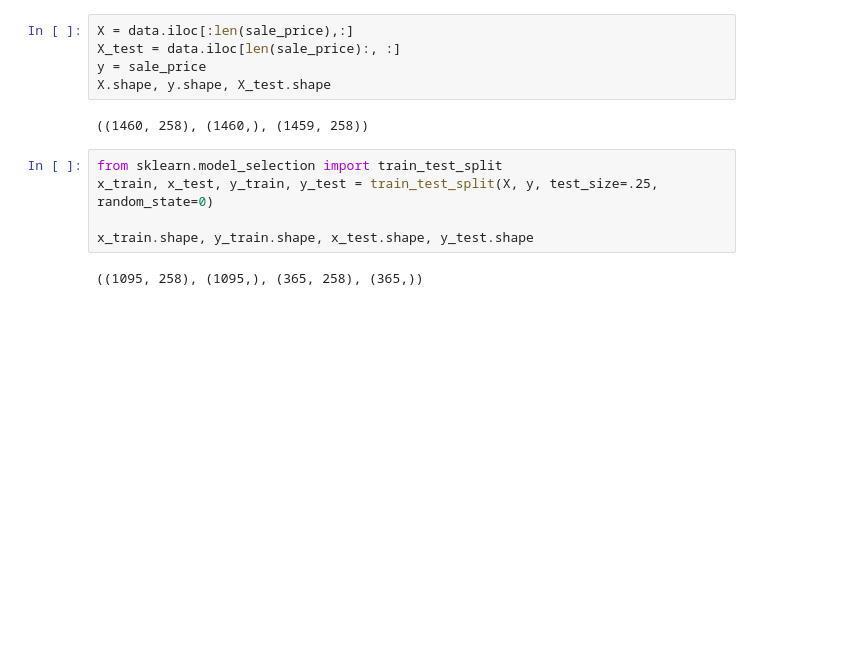
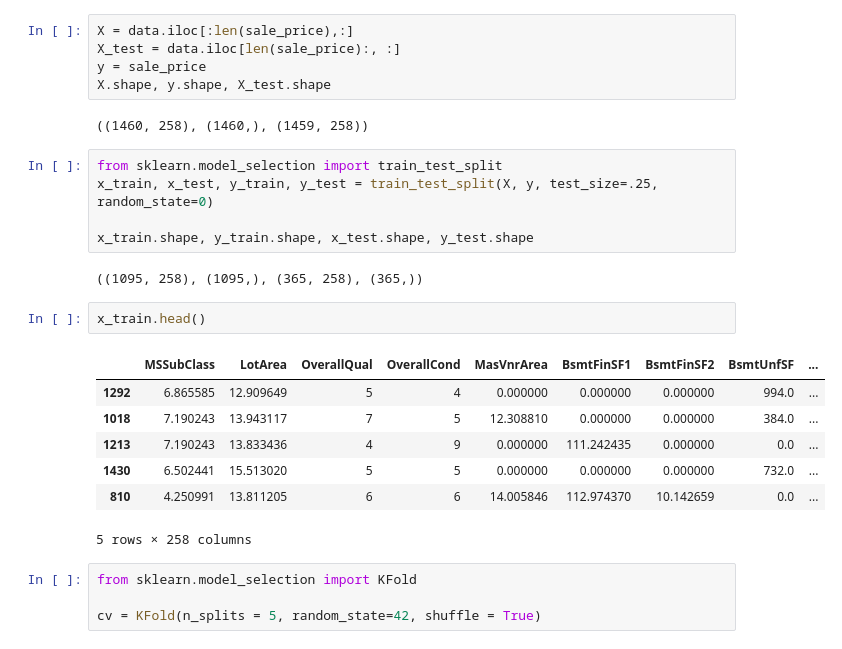
Before and after one commit to tiobi/personal_kaggle, a Jupyter notebook: house-prices/1st_sub_re.ipynb, the cells around one changed output. Drawn from its saved outputs; the diff is of its cells as text; blank space fills up the shorter version.

```diff
--- a/house-prices/1st_sub_re.ipynb
+++ b/house-prices/1st_sub_re.ipynb
@@ -424,3 +428,17 @@ x_train, x_test, y_train, y_test = train_test_split(X, y, test_size=.25, random_
 x_train.shape, y_train.shape, x_test.shape, y_test.shape
 # %% [output]
 ((1095, 258), (1095,), (365, 258), (365,))
+# %%
+x_train.head()
+# %% [output]
+|  | MSSubClass | LotArea | OverallQual | OverallCond | MasVnrArea | BsmtFinSF1 | BsmtFinSF2 | BsmtUnfSF | ... |
+| 1292 | 6.865585 | 12.909649 | 5 | 4 | 0.000000 | 0.000000 | 0.000000 | 994.0 | ... |
+| 1018 | 7.190243 | 13.943117 | 7 | 5 | 12.308810 | 0.000000 | 0.000000 | 384.0 | ... |
+| 1213 | 7.190243 | 13.833436 | 4 | 9 | 0.000000 | 111.242435 | 0.000000 | 0.0 | ... |
+| 1430 | 6.502441 | 15.513020 | 5 | 5 | 0.000000 | 0.000000 | 0.000000 | 732.0 | ... |
+| 810 | 4.250991 | 13.811205 | 6 | 6 | 14.005846 | 112.974370 | 10.142659 | 0.0 | ... |
+5 rows × 258 columns
+# %%
+from sklearn.model_selection import KFold
+
+cv = KFold(n_splits = 5, random_state=42, shuffle = True)
```
Also changed, not shown: parts of 8 cells of this notebook.
